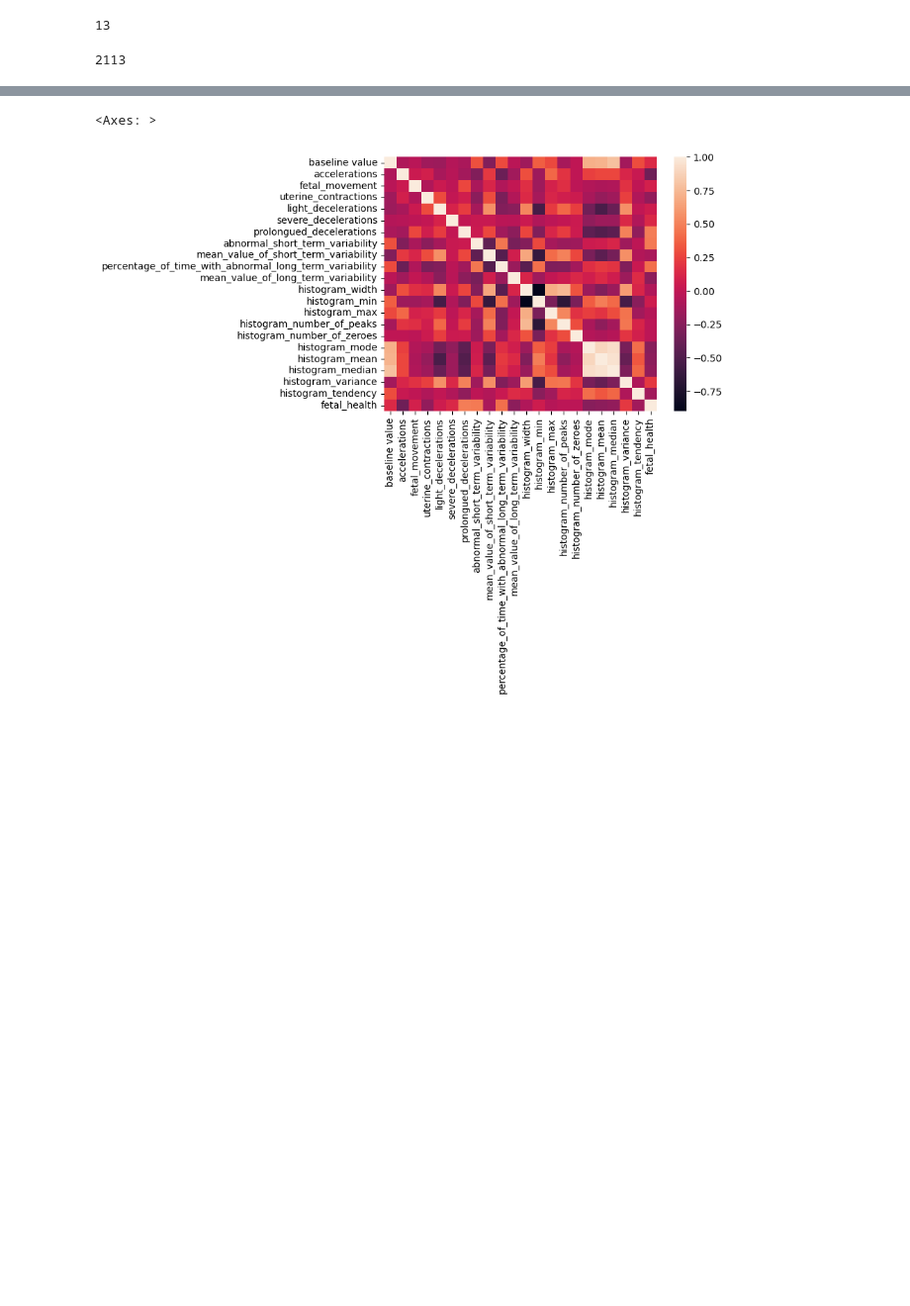
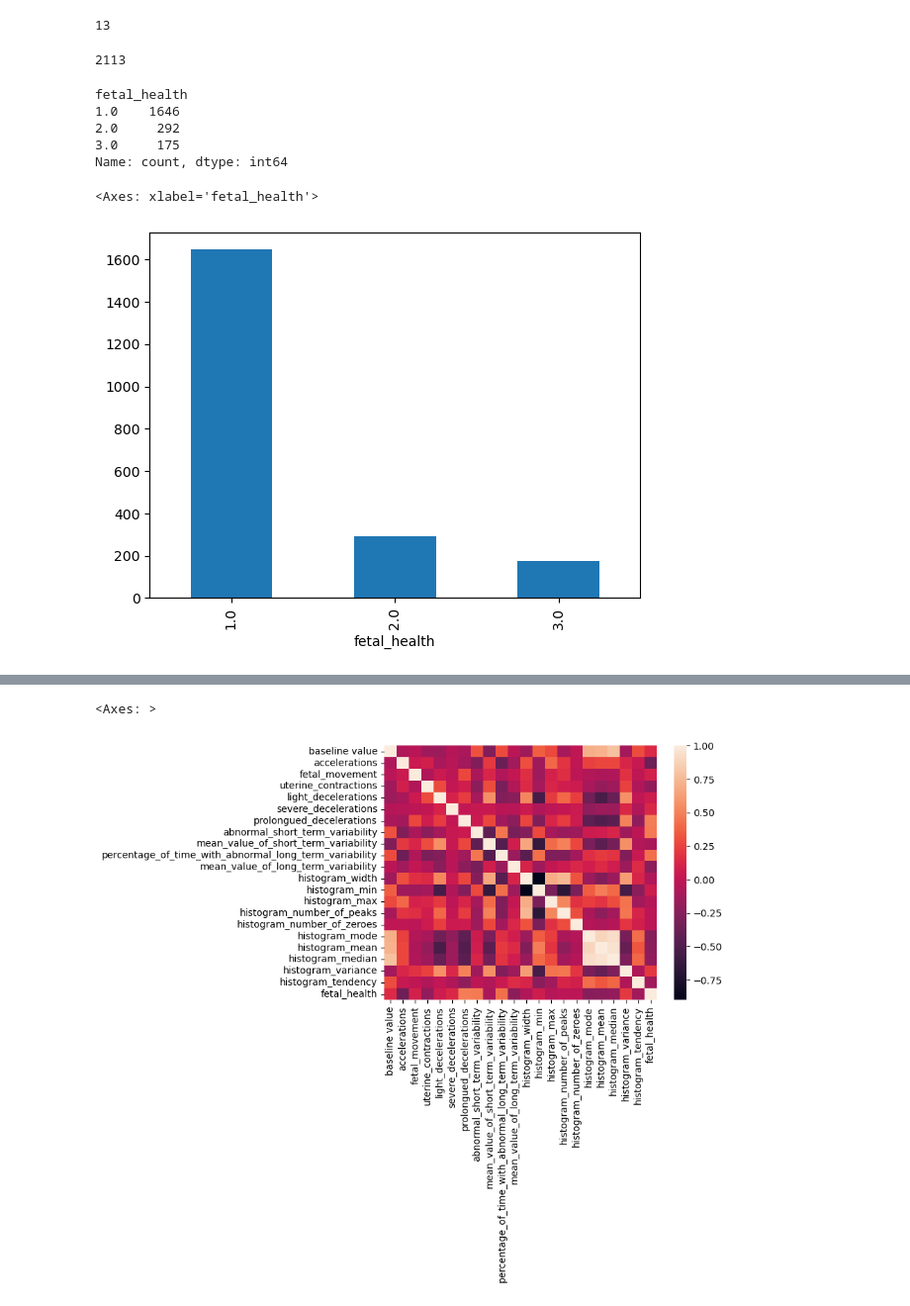
Before and after one commit to sallyca530/Fetal_Health, a Jupyter notebook: fetal_health_analysis.ipynb, the cells around one changed output, grey strips where cells are left out. Shown at 99% size. Cells and saved outputs as stored; diff of their text form; code cells hidden in the pictures; blank space fills up the shorter version.

```diff
--- a/fetal_health_analysis.ipynb
+++ b/fetal_health_analysis.ipynb
@@ -79,3 +79,18 @@ df = df.drop_duplicates()
 len(df)
 # %% [output]
 2113
+# %%
+# count number of fetal health classes
+df['fetal_health'].value_counts()
+# %% [output]
+fetal_health
+1.0    1646
+2.0     292
+3.0     175
+Name: count, dtype: int64
+# %%
+# create histogram of fetal health classes
+df['fetal_health'].value_counts().plot(kind='bar')
+# %% [output]
+<Axes: xlabel='fetal_health'>
+[figure, added]
```
Also changed, not shown: parts of 3 cells of this notebook, 1 other file.
